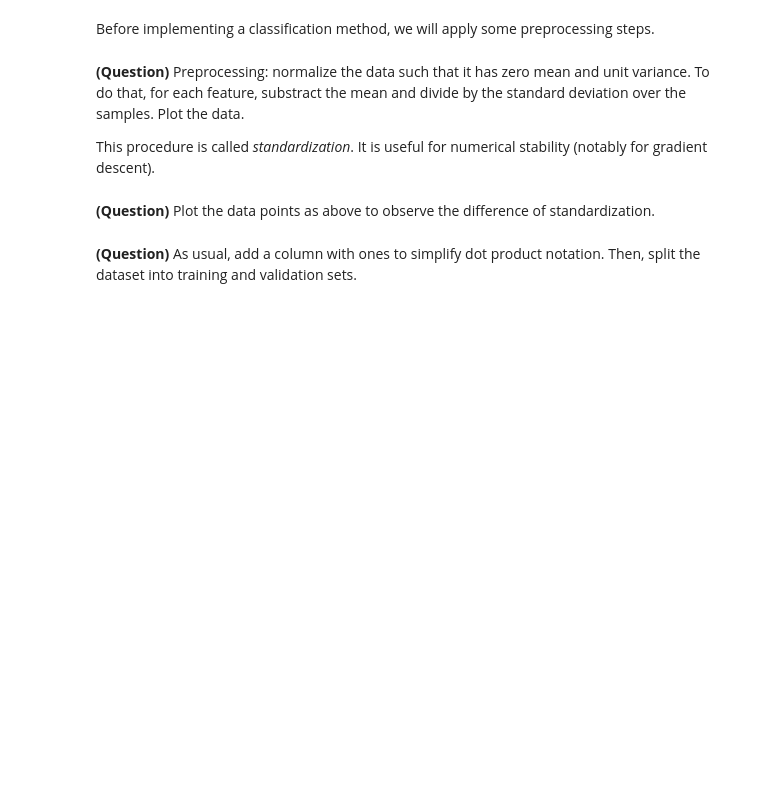
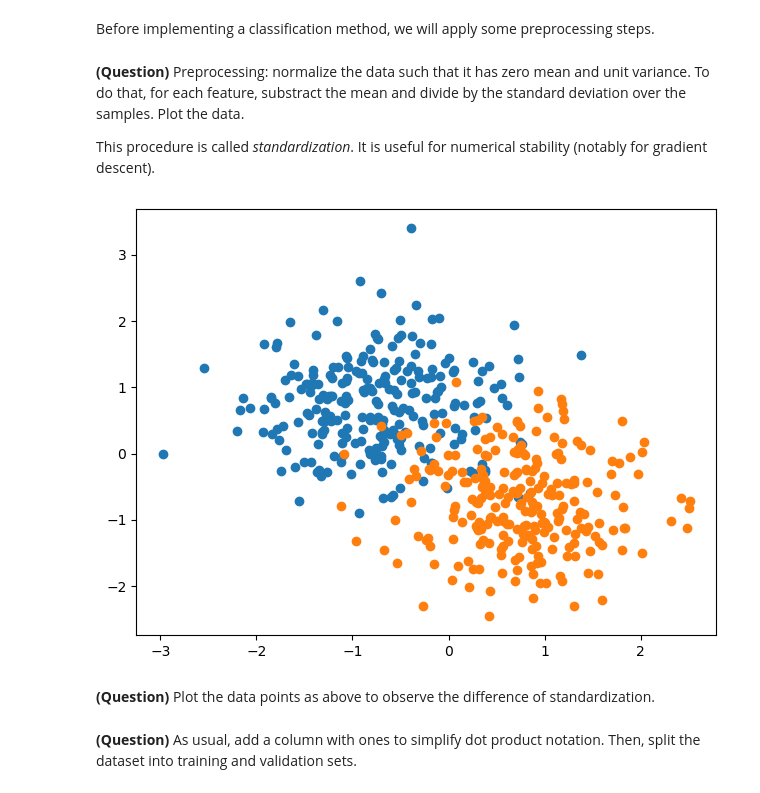
Before and after one commit to daJster/Machine_learning_2023, a Jupyter notebook: ml-tp2.ipynb, the cells around one changed output. Cells and saved outputs as stored; diff of their text form; code cells hidden in the pictures; blank space fills up the shorter version.

```diff
--- a/ml-tp2.ipynb
+++ b/ml-tp2.ipynb
@@ -27,8 +30,19 @@ Before implementing a classification method, we will apply some preprocessing st
 This procedure is called *standardization*.
 It is useful for numerical stability (notably for gradient descent).
 # %%
-# YOUR CODE HERE
-raise NotImplementedError()
+# Calculate mean and standard deviation for each feature
+mean_values = np.mean(X, axis=0)
+std_values = np.std(X, axis=0)
+
+# Normalized data
+X = (X - mean_values)/std_values
+
+# Plotting the normalized data
+plt.scatter(X[:, 0][y == 0], X[:, 1][y == 0])
+plt.scatter(X[:, 0][y == 1], X[:, 1][y == 1])
+plt.tight_layout()
+# %% [output]
+[figure, added]
 # %%
 assert np.allclose(X.mean(axis=0), 0.)
 assert np.allclose(X.var(axis=0), 1.)
```
Also changed, not shown: parts of 4 cells of this notebook.
